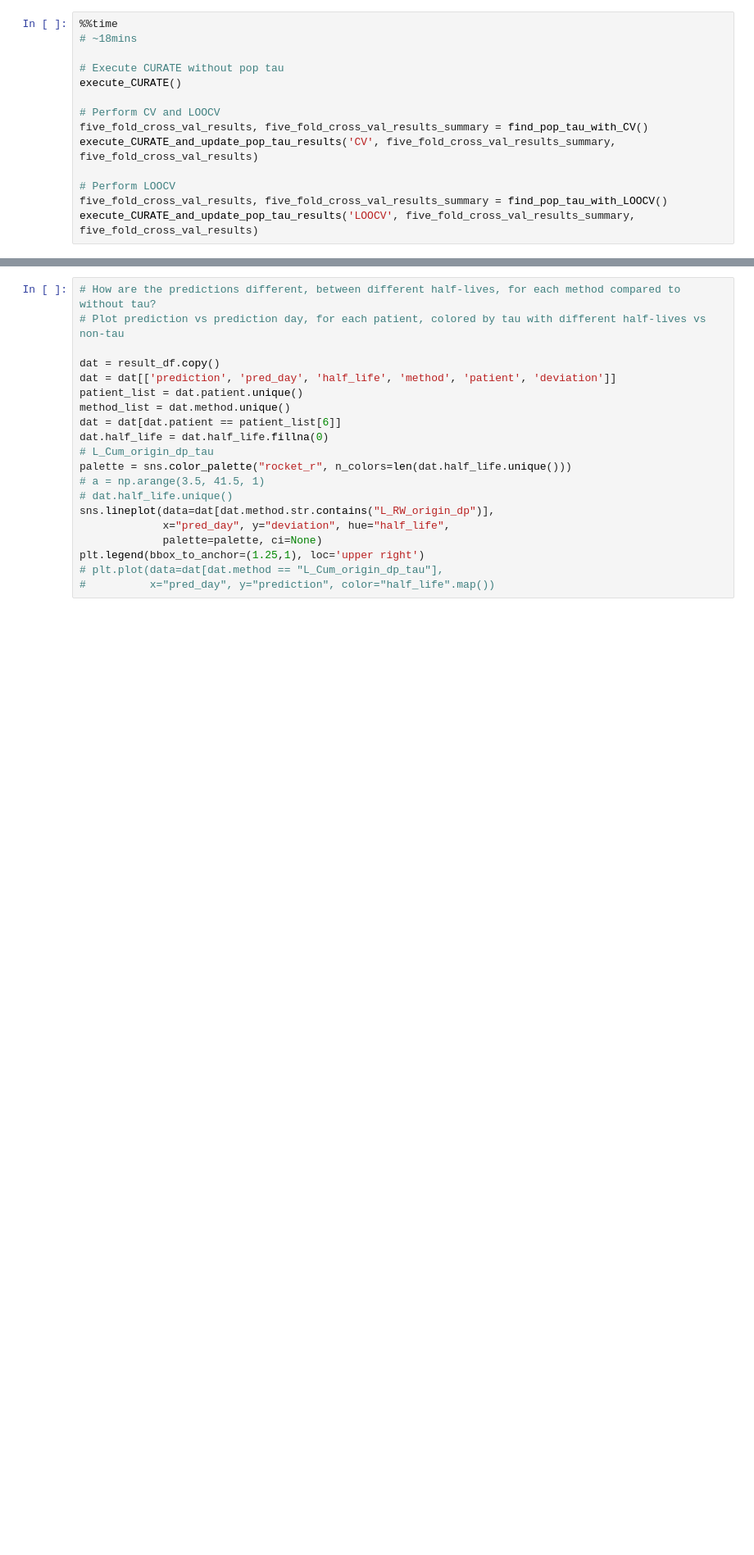
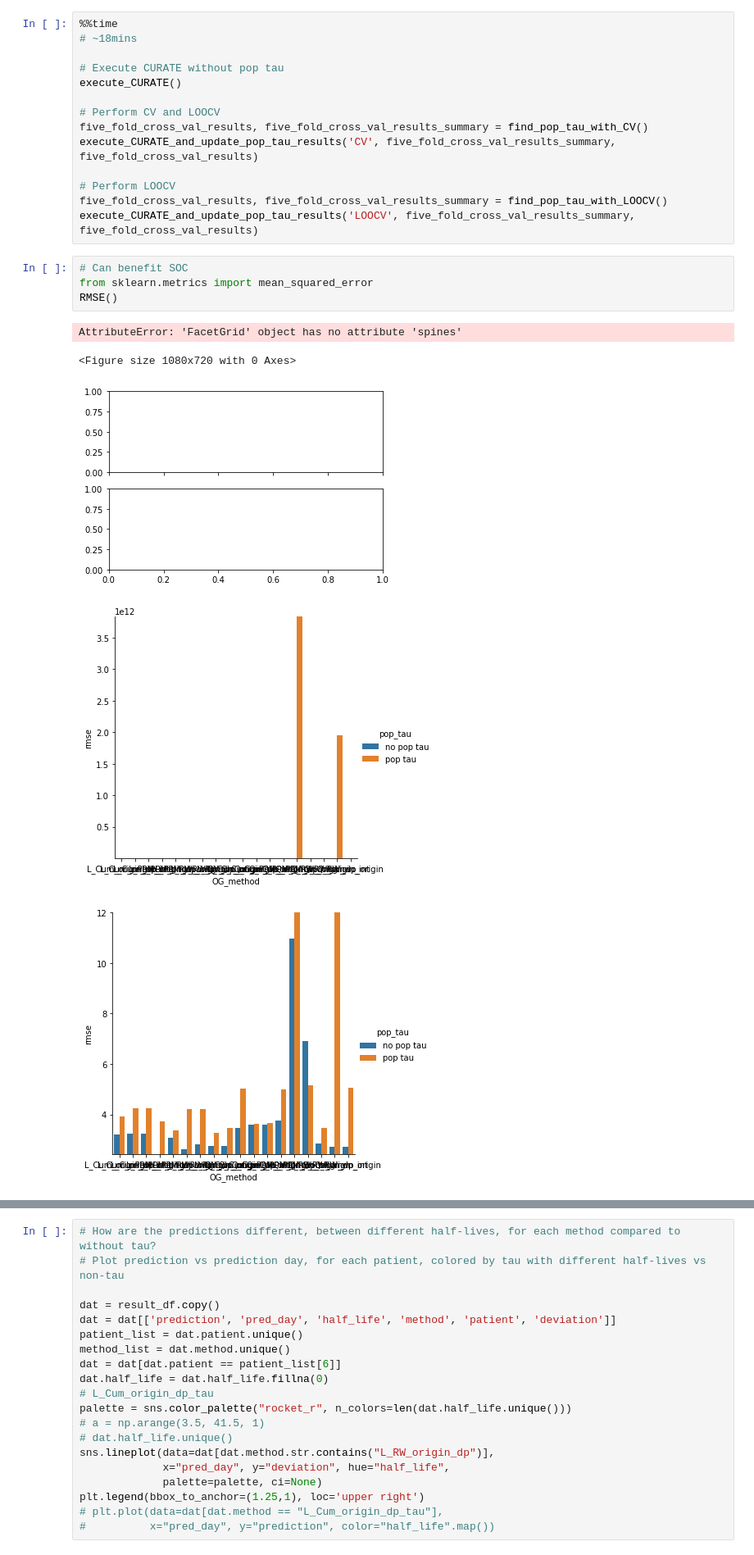
Before and after one commit to tshibei/retro_ped_liver_transplant, a Jupyter notebook: retro_PLT.ipynb, the cells around one changed output, grey strips where cells are left out. Shown at 82% size. Drawn from its saved outputs; the diff is of its cells as text; blank space fills up the shorter version.

```diff
--- a/retro_PLT.ipynb
+++ b/retro_PLT.ipynb
@@ -37,3 +38,13 @@ execute_CURATE_and_update_pop_tau_results('CV', five_fold_cross_val_results_summ
 # Perform LOOCV
 five_fold_cross_val_results, five_fold_cross_val_results_summary = find_pop_tau_with_LOOCV()
 execute_CURATE_and_update_pop_tau_results('LOOCV', five_fold_cross_val_results_summary, five_fold_cross_val_results)
+# %%
+# Can benefit SOC
+from sklearn.metrics import mean_squared_error
+RMSE()
+# %% [output]
+AttributeError: 'FacetGrid' object has no attribute 'spines'
+<Figure size 1080x720 with 0 Axes>
+[figure, added]
+[figure, added]
+[figure, added]
```
Also changed, not shown: parts of 9 cells of this notebook, 10 other files.
